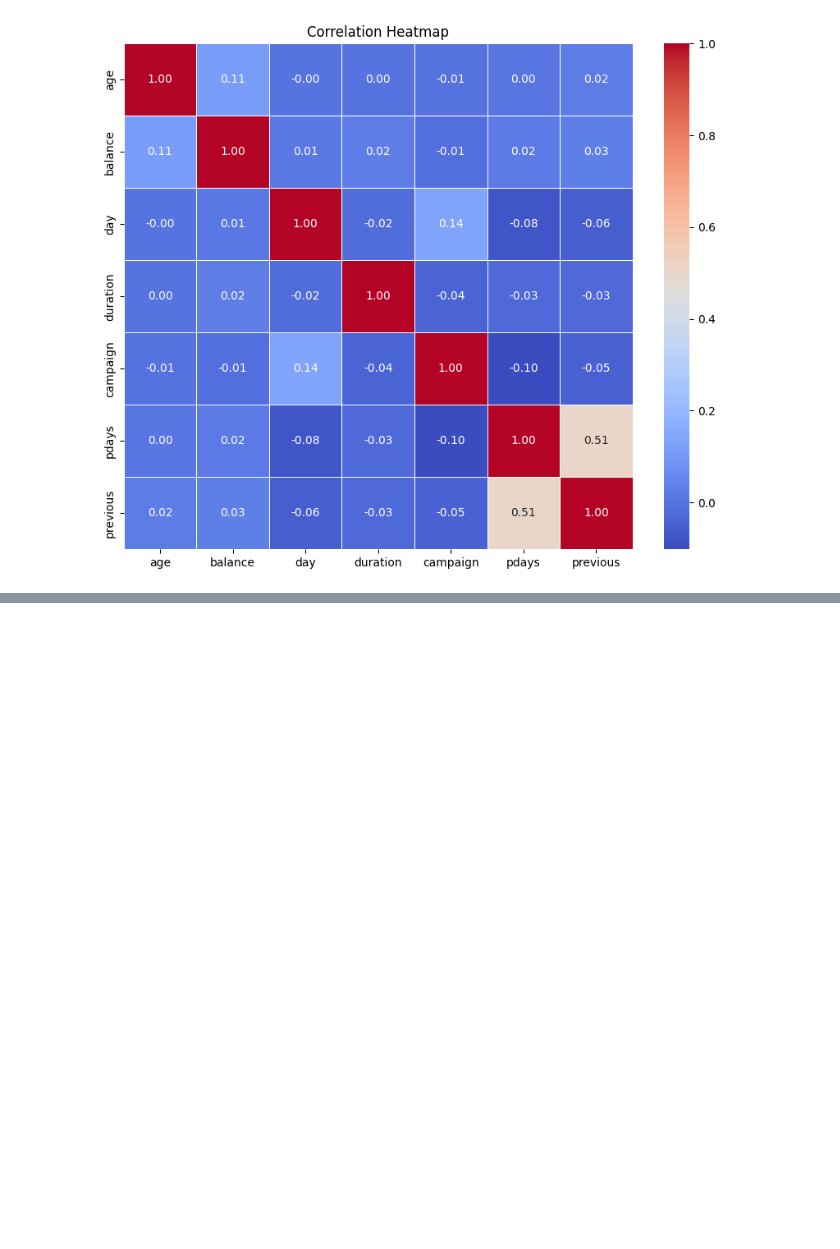
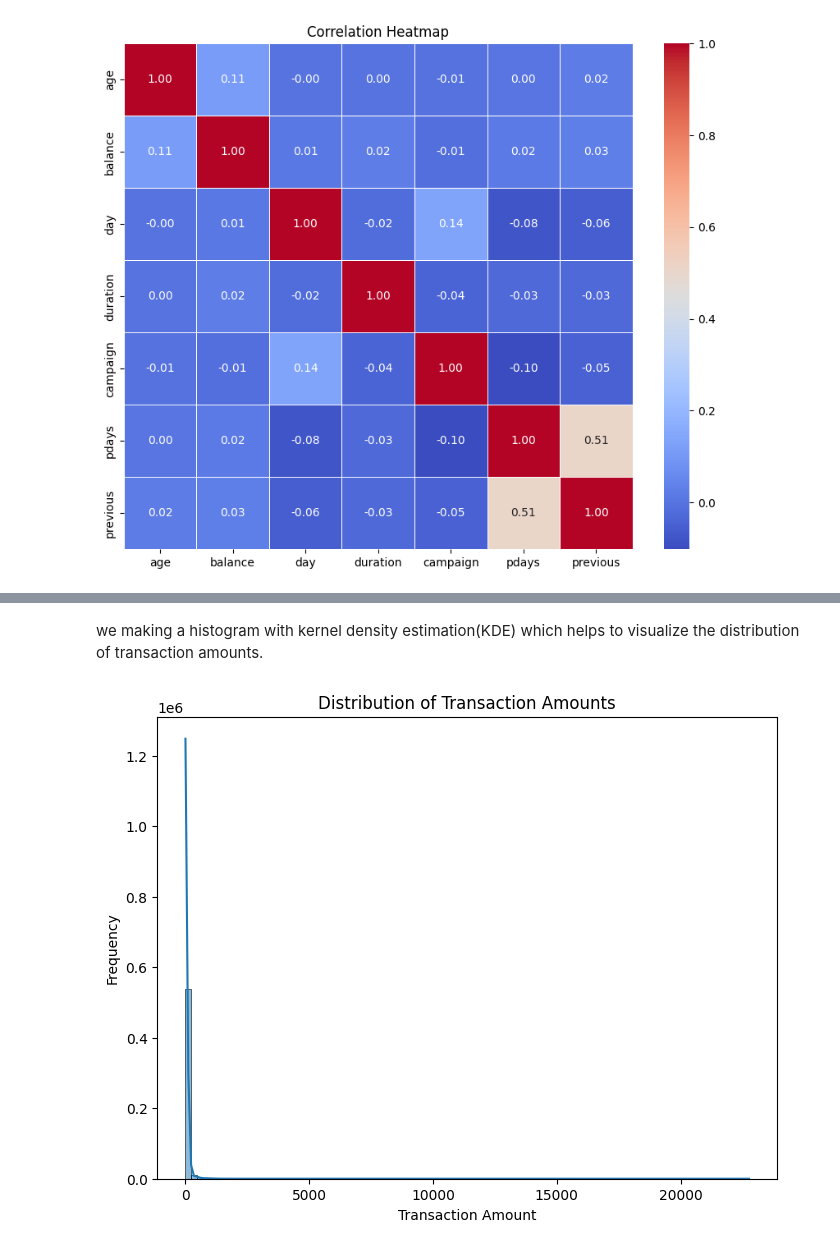
Before and after one commit to victormuuo07/PennyPal-System, a Jupyter notebook: pennypal-system.ipynb, the cells around one changed output, grey strips where cells are left out. Drawn from its saved outputs; the diff is of its cells as text; code cells hidden in the pictures; blank space fills up the shorter version.

```diff
--- a/pennypal-system.ipynb
+++ b/pennypal-system.ipynb
@@ -1010,0 +1088,12 @@ plt.show()
+# %% [markdown]
+we making a histogram with kernel density estimation(KDE) which helps to visualize the distribution of transaction amounts.
+# %%
+# 2. Check transaction amount distribution
+plt.figure(figsize=(8, 6))
+sns.histplot(df5['amt'], kde=True, bins=100)
+plt.title('Distribution of Transaction Amounts')
+plt.xlabel('Transaction Amount')
+plt.ylabel('Frequency')
+plt.show()
+# %% [output]
+[figure, added]
```
Also changed, not shown: parts of 27 cells of this notebook.
